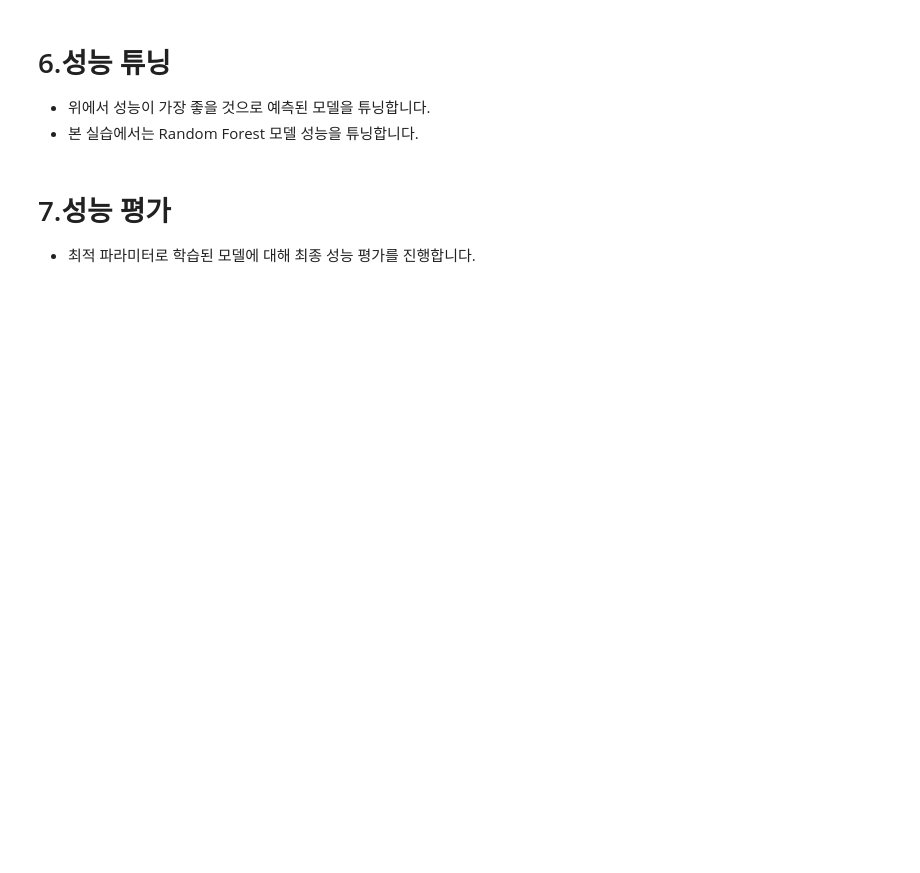
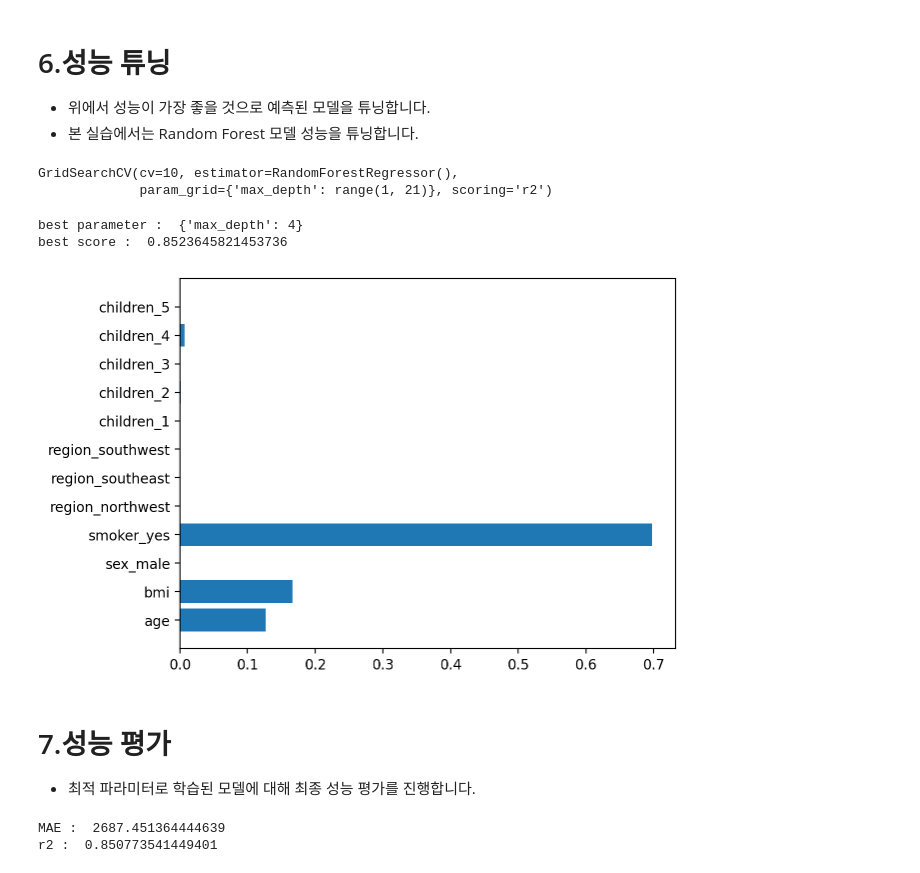
Before and after one commit to hon3538/KT_AIVLE, a Jupyter notebook: 머신러닝/익히기/종합실습_03_Insurance.ipynb, the cells around one changed output. Cells and saved outputs as stored; diff of their text form; code cells hidden in the pictures; blank space fills up the shorter version.

```diff
--- a/머신러닝/익히기/종합실습_03_Insurance.ipynb
+++ b/머신러닝/익히기/종합실습_03_Insurance.ipynb
@@ -77,2 +116,8 @@ data.describe()
+# %%
+# 모듈 불러오기
+from sklearn.model_selection import train_test_split
+
+# 데이터 분리
+X_train, X_test, y_train, y_test = train_test_split(X, y, test_size=0.3)
 # %% [markdown]
 **4) 정규화**
@@ -84,3 +124,11 @@ data.describe()
+# %%
+# 모듈 불러오기
+from sklearn.preprocessing import MinMaxScaler
+
+# 정규화
+scaler = MinMaxScaler()
+X_train = scaler.fit_transform(X_train)
+X_test = scaler.transform(X_test)
 # %% [markdown]
 # 4.성능 예측
 
@@ -190,19 +312,38 @@ plt.show()
 - 본 실습에서는 Random Forest 모델 성능을 튜닝합니다.
 # %%
 # 기본 모델 선언
-
+model_rd = RandomForestRegressor()
 
 # 파라미터 지정
   # max_depth: range(1, 21)
-
+param = {
+    'max_depth':range(1,21)
+}
 
 # 모델 선언
+model = GridSearchCV(model_rd,
+                    param,
+                    cv=10,
+                    scoring='r2')
 # %%
 # 학습하기(많은 시간이 소요될 수 있음)
+model.fit(X_train, y_train)
+# %% [output]
+GridSearchCV(cv=10, estimator=RandomForestRegressor(),
+             param_grid={'max_depth': range(1, 21)}, scoring='r2')
 # %%
 # 최적 파라미터, 예측 최고 성능
+print('best parameter : ', model.best_params_)
+print('best score : ', model.best_score_)
+# %% [output]
+best parameter :  {'max_depth': 4}
+best score :  0.8523645821453736
 # %%
 # 변수 중요도 시각화
+plt.barh(list(X), model.best_estimator_.feature_importances_)
+plt.show()
+# %% [output]
+[figure, added]
 # %% [markdown]
 # 7.성능 평가
 
@@ -213,0 +354,7 @@ plt.show()
+# %%
+# 성능평가
+print('MAE : ', mean_absolute_error(y_test, y_pred))
+print('r2 : ', r2_score(y_test, y_pred))
+# %% [output]
+MAE :  2687.451364444639
+r2 :  0.850773541449401
```
Also changed, not shown: parts of 30 cells of this notebook, 3 other files.
